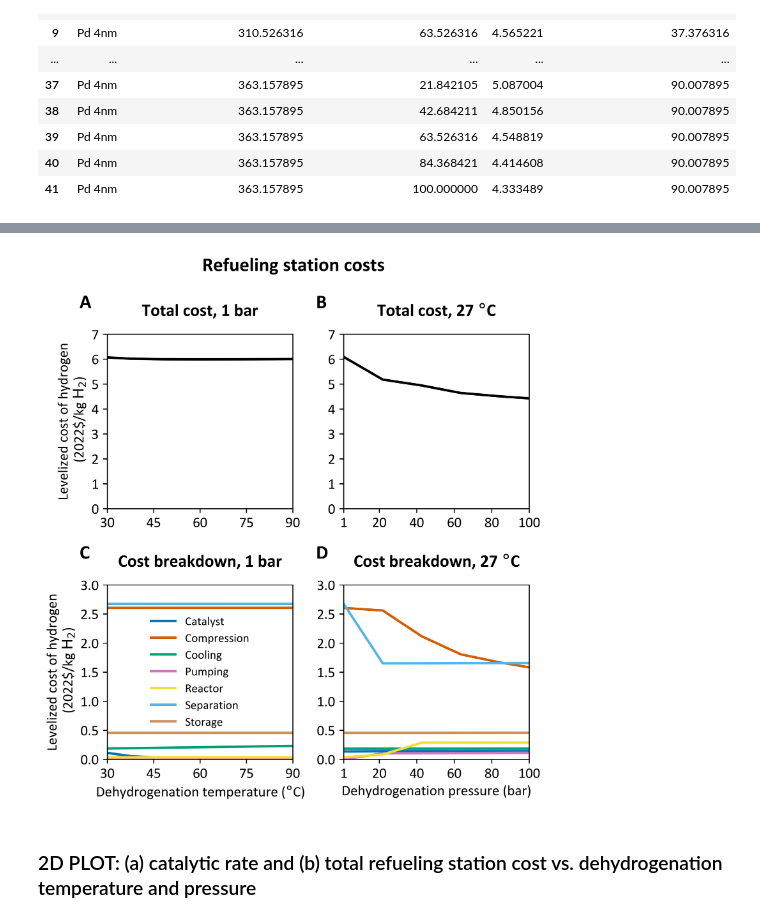
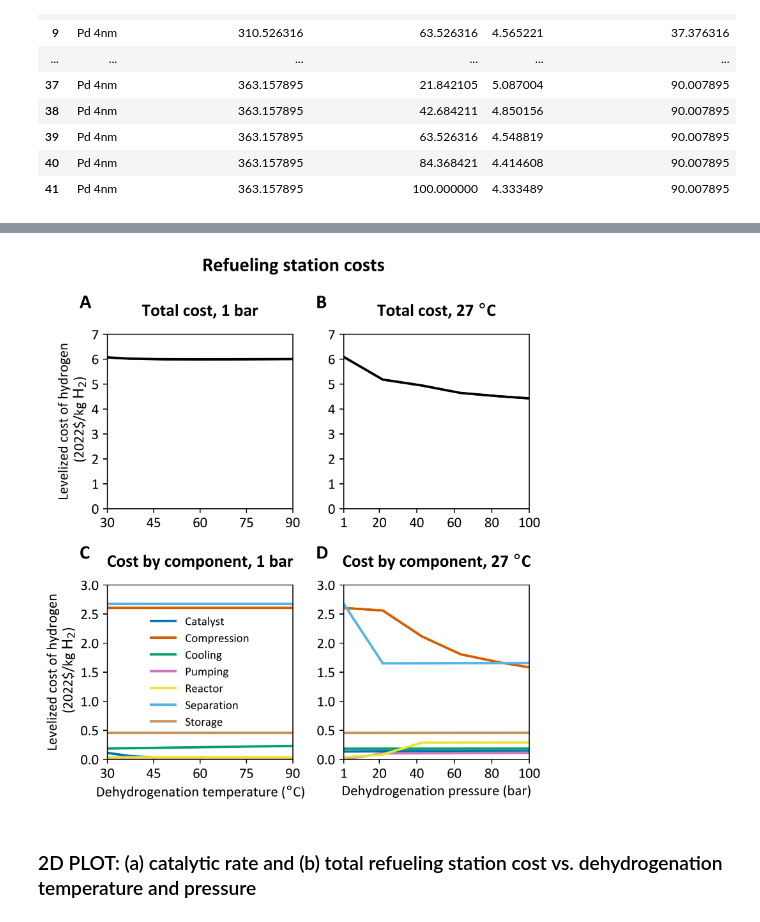
Before and after one commit to emsunshine/systems2atoms, a Jupyter notebook: systems2atoms/systems/plots/plot_single_catal_p_T.ipynb, the cells around one changed output, grey strips where cells are left out. Drawn from its saved outputs; the diff is of its cells as text; code cells hidden in the pictures.

Commit message:
Update station cost breakdown plot
Minor plot formatting changes.

```diff
--- a/systems2atoms/systems/plots/plot_single_catal_p_T.ipynb
+++ b/systems2atoms/systems/plots/plot_single_catal_p_T.ipynb
@@ -464,13 +464,13 @@ axes[0][1].set_title(
 )
 
 axes[1][0].set_title(
-    'Cost breakdown, {:0.0f} bar'.format(base_pres_bar),
+    'Cost by component, {:0.0f} bar'.format(base_pres_bar),
     fontweight='bold',
     pad=15
 )
 
 axes[1][1].set_title(
-    'Cost breakdown, {:0.0f} $\degree$C'.format(base_temp_C),
+    'Cost by component, {:0.0f} $\degree$C'.format(base_temp_C),
     fontweight='bold',
     pad=15
 )
@@ -509,32 +509,32 @@ for c in range(axes.shape[1]):
     axes[0][c].set_ylim(0, 7)
 
     axes[1][c].set_yticks(np.arange(0, 10, 0.5))
     axes[1][c].set_ylim(0, 3)
 
 for r in range(axes.shape[0]):
 
     axes[r][0].set_xticks(np.linspace(30, 90, 5))
     axes[r][0].set_xlim(30, 90)
 
     axes[r][1].set_xticks([1, 20, 40, 60, 80, 100])
     axes[r][1].set_xlim(1, 100)
 
     axes[r][0].set_ylabel(
         'Levelized cost of hydrogen\n' + \
         ' ({:0.0f}\$/kg'.format(output_dollar_year) + \
         ' ${H_2}$)')
 
 axes[-1][0].set_xlabel('Dehydrogenation temperature ($\degree$C)')
 axes[-1][1].set_xlabel('Dehydrogenation pressure (bar)')
 
 # save plot
 plt.savefig(
     'station cost breakdown vs T and p.svg',
     bbox_inches='tight'
     )
 
 # show plot
 plt.show()
 # %% [output]
-[figure, old version]
+[figure, new version]
 # %%
```
Also changed, not shown: parts of 1 cell of this notebook, 3 other files.
